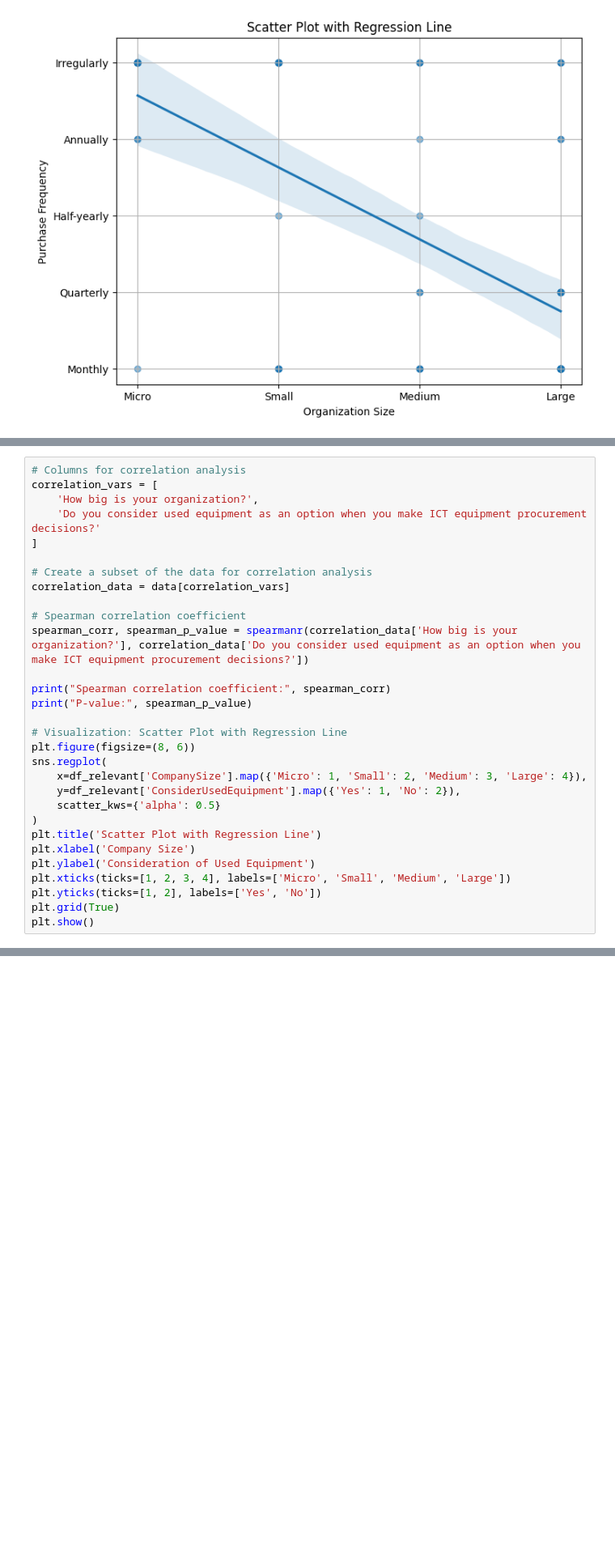
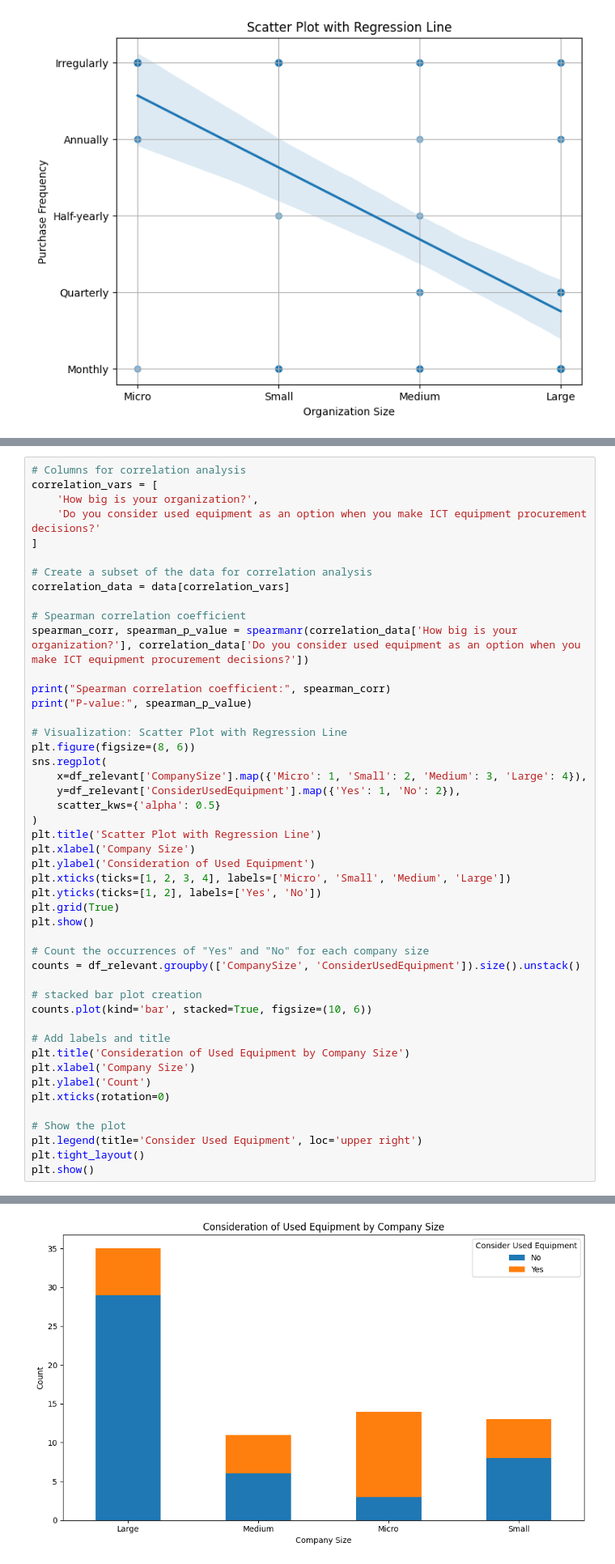
Before and after one commit to ProArif/Thesis, a Jupyter notebook: SurveyAnalysis.ipynb, the cells around one changed output, grey strips where cells are left out. Shown at 81% size. Cells and saved outputs as stored; diff of their text form; blank space fills up the shorter version.

Commit message:
visualization stacked bar plot

```diff
--- a/SurveyAnalysis.ipynb
+++ b/SurveyAnalysis.ipynb
@@ -144,33 +146,51 @@ correlation_vars = [
     'Do you consider used equipment as an option when you make ICT equipment procurement decisions?'
 ]
 
 # Create a subset of the data for correlation analysis
 correlation_data = data[correlation_vars]
 
 # Spearman correlation coefficient
 spearman_corr, spearman_p_value = spearmanr(correlation_data['How big is your organization?'], correlation_data['Do you consider used equipment as an option when you make ICT equipment procurement decisions?'])
 
 print("Spearman correlation coefficient:", spearman_corr)
 print("P-value:", spearman_p_value)
 
 # Visualization: Scatter Plot with Regression Line
 plt.figure(figsize=(8, 6))
 sns.regplot(
     x=df_relevant['CompanySize'].map({'Micro': 1, 'Small': 2, 'Medium': 3, 'Large': 4}),
     y=df_relevant['ConsiderUsedEquipment'].map({'Yes': 1, 'No': 2}),
     scatter_kws={'alpha': 0.5}
 )
 plt.title('Scatter Plot with Regression Line')
 plt.xlabel('Company Size')
 plt.ylabel('Consideration of Used Equipment')
 plt.xticks(ticks=[1, 2, 3, 4], labels=['Micro', 'Small', 'Medium', 'Large'])
 plt.yticks(ticks=[1, 2], labels=['Yes', 'No'])
 plt.grid(True)
 plt.show()
+
+# Count the occurrences of "Yes" and "No" for each company size
+counts = df_relevant.groupby(['CompanySize', 'ConsiderUsedEquipment']).size().unstack()
+
+# stacked bar plot creation
+counts.plot(kind='bar', stacked=True, figsize=(10, 6))
+
+# Add labels and title
+plt.title('Consideration of Used Equipment by Company Size')
+plt.xlabel('Company Size')
+plt.ylabel('Count')
+plt.xticks(rotation=0)
+
+# Show the plot
+plt.legend(title='Consider Used Equipment', loc='upper right')
+plt.tight_layout()
+plt.show()
 # %% [output]
 Spearman correlation coefficient: 0.4472974722569303
 P-value: 7.264406178887673e-05
 [figure]
+[figure, added]
 # %%
 # Analyze the level of adoption of sustainable practices
 consider_used_equipment_count = data['Do you consider used equipment as an option when you make ICT equipment procurement decisions?'].value_counts()
```
Also changed, not shown: parts of 1 cell of this notebook.
